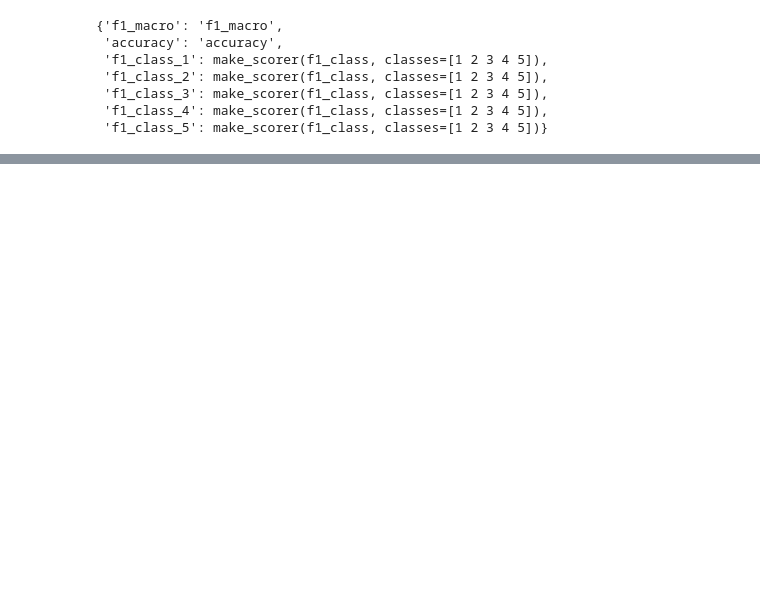
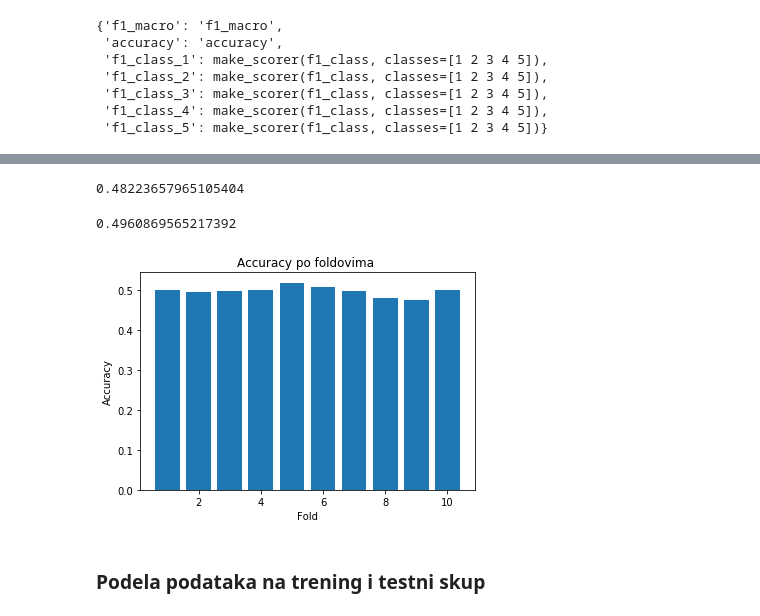
Before and after one commit to Vildana96/Projects, a Jupyter notebook: kNN.ipynb, the cells around one changed output, grey strips where cells are left out. Saved outputs shown, nothing was run; the diff lists cells and outputs as text; code cells hidden in the pictures; blank space fills up the shorter version.

```diff
--- a/kNN.ipynb
+++ b/kNN.ipynb
@@ -48,5 +78,6 @@ scoring
 scores = model_selection.cross_validate(model_selection.GridSearchCV(KNeighborsClassifier(), param_grid=knn_par, cv=k),\
                                          X_knn, y, scoring=scoring, cv= k, return_train_score=True)
 # %%
-print(pd.DataFrame(scores))
+scores = pd.DataFrame(scores)
+print(scores)
 # %% [output]
@@ -73,0 +121,19 @@ c
+# %%
+scores.mean(axis=0)['test_f1_macro']
+# %% [output]
+0.48223657965105404
+# %%
+scores.mean(axis=0)['test_accuracy']
+# %% [output]
+0.4960869565217392
+# %%
+accuracy_by_k_folds = scores['test_accuracy']
+plt.bar(np.arange(1, k+1), accuracy_by_k_folds)
+plt.title('Accuracy po foldovima ')
+plt.ylabel('Accuracy')
+plt.xlabel('Fold')
+plt.show()
+# %% [output]
+[figure, added]
+# %% [markdown]
+### Podela podataka na trening i testni skup
```
Also changed, not shown: parts of 40 cells of this notebook.
